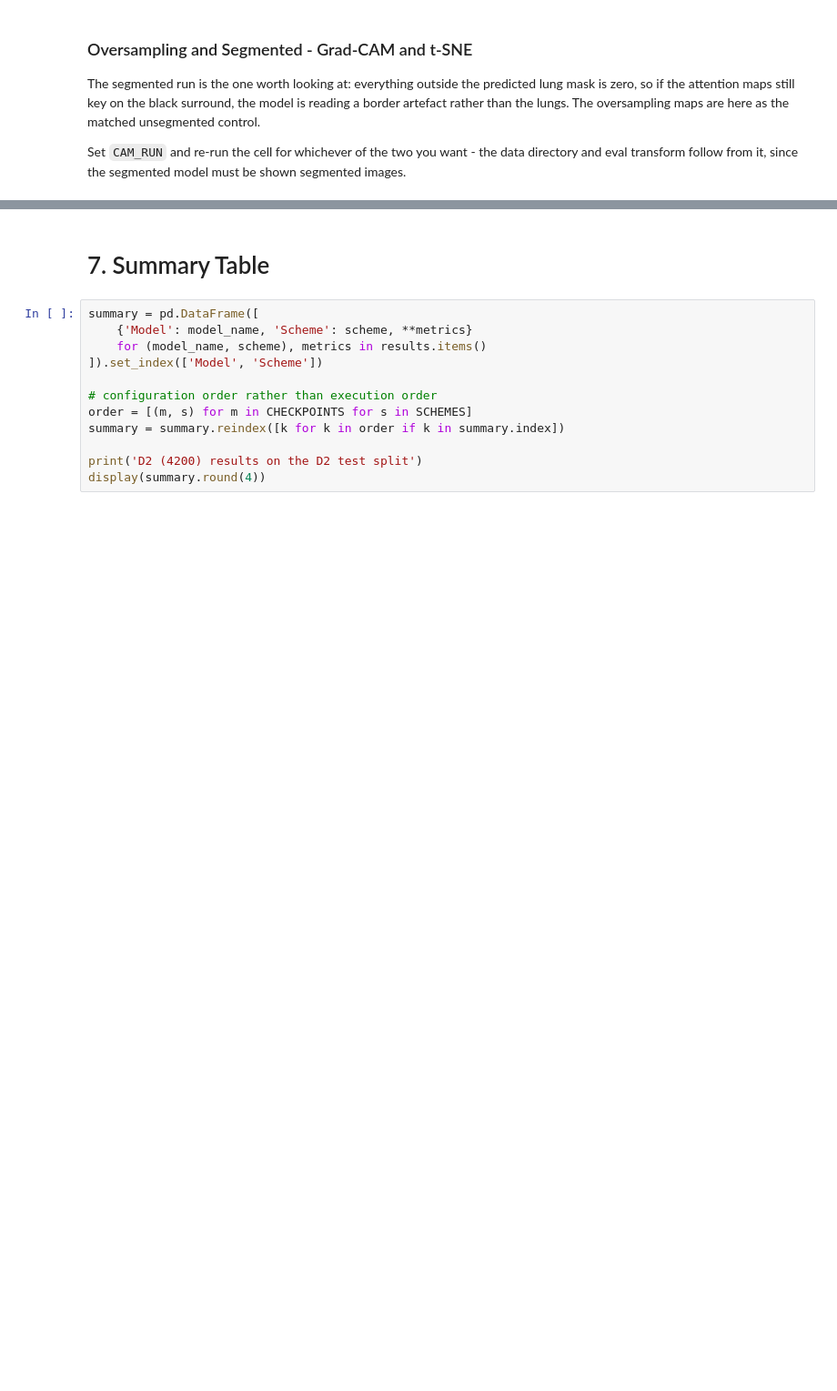
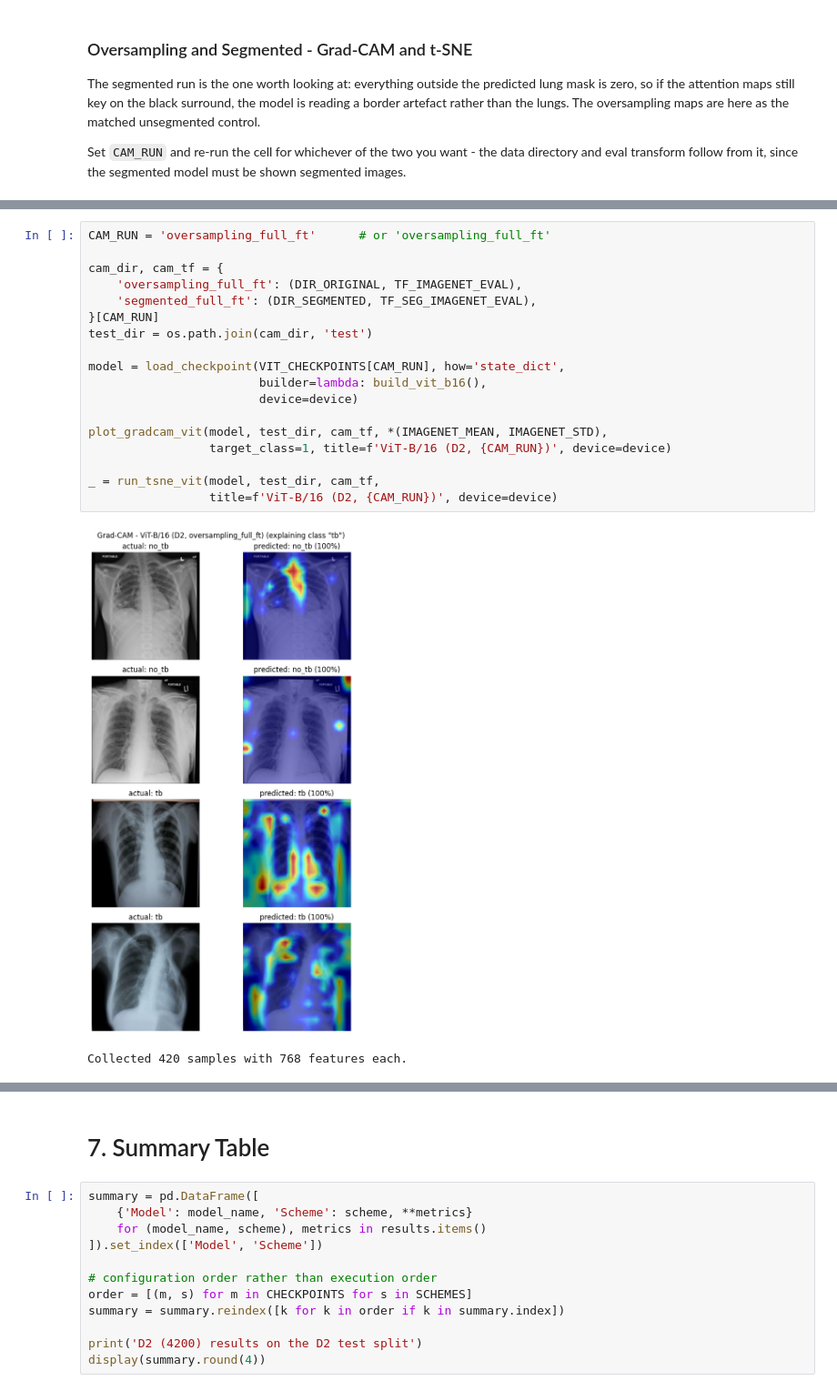
Before and after one commit to Daudi-Zacharia/msc-thesis, a Jupyter notebook: classification/clean_notebooks/d2_experiments.ipynb, the cells around one changed output, grey strips where cells are left out. Shown at 91% size. Drawn from its saved outputs; the diff is of its cells as text; blank space fills up the shorter version.

```diff
--- a/classification/clean_notebooks/d2_experiments.ipynb
+++ b/classification/clean_notebooks/d2_experiments.ipynb
@@ -2453,0 +2473,21 @@ _ = run_tsne_vit(model, test_dir, cam_tf,
+# %%
+CAM_RUN = 'oversampling_full_ft'      # or 'oversampling_full_ft'
+
+cam_dir, cam_tf = {
+    'oversampling_full_ft': (DIR_ORIGINAL, TF_IMAGENET_EVAL),
+    'segmented_full_ft': (DIR_SEGMENTED, TF_SEG_IMAGENET_EVAL),
+}[CAM_RUN]
+test_dir = os.path.join(cam_dir, 'test')
+
+model = load_checkpoint(VIT_CHECKPOINTS[CAM_RUN], how='state_dict',
+                        builder=lambda: build_vit_b16(),
+                        device=device)
+
+plot_gradcam_vit(model, test_dir, cam_tf, *(IMAGENET_MEAN, IMAGENET_STD),
+                 target_class=1, title=f'ViT-B/16 (D2, {CAM_RUN})', device=device)
+
+_ = run_tsne_vit(model, test_dir, cam_tf,
+                 title=f'ViT-B/16 (D2, {CAM_RUN})', device=device)
+# %% [output]
+[figure, added]
+Collected 420 samples with 768 features each.
```
Also changed, not shown: parts of 26 cells of this notebook.
